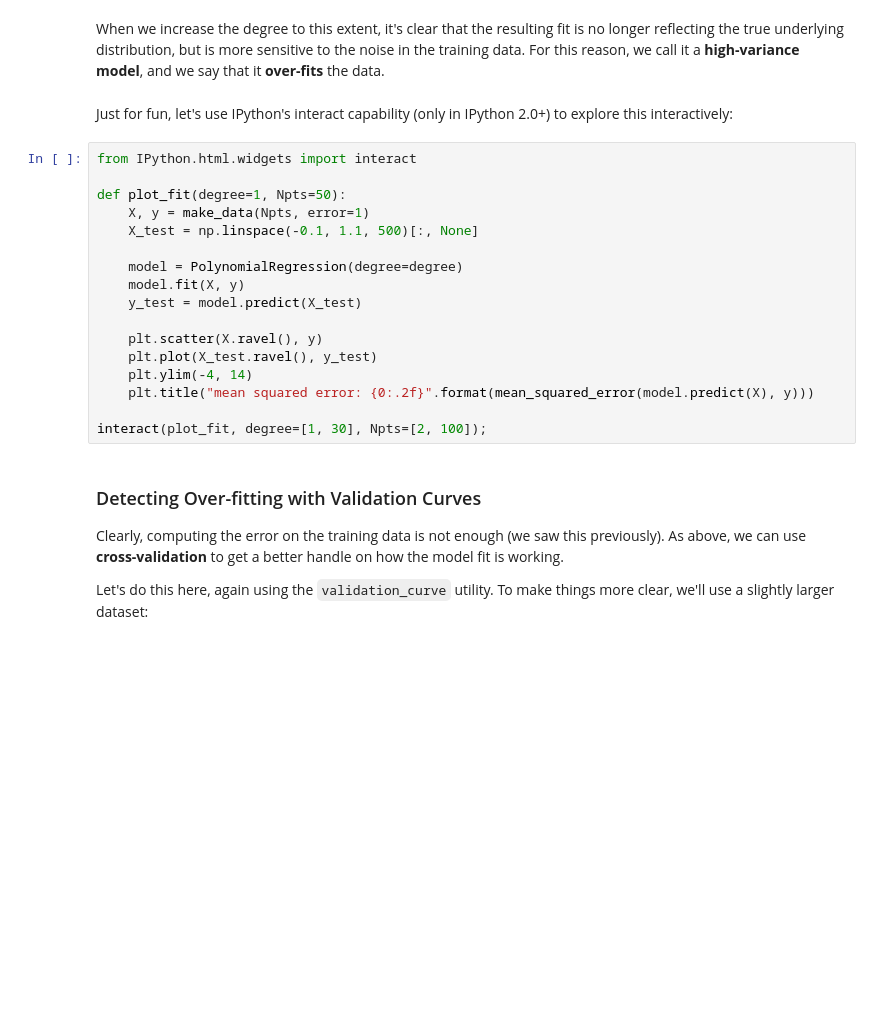
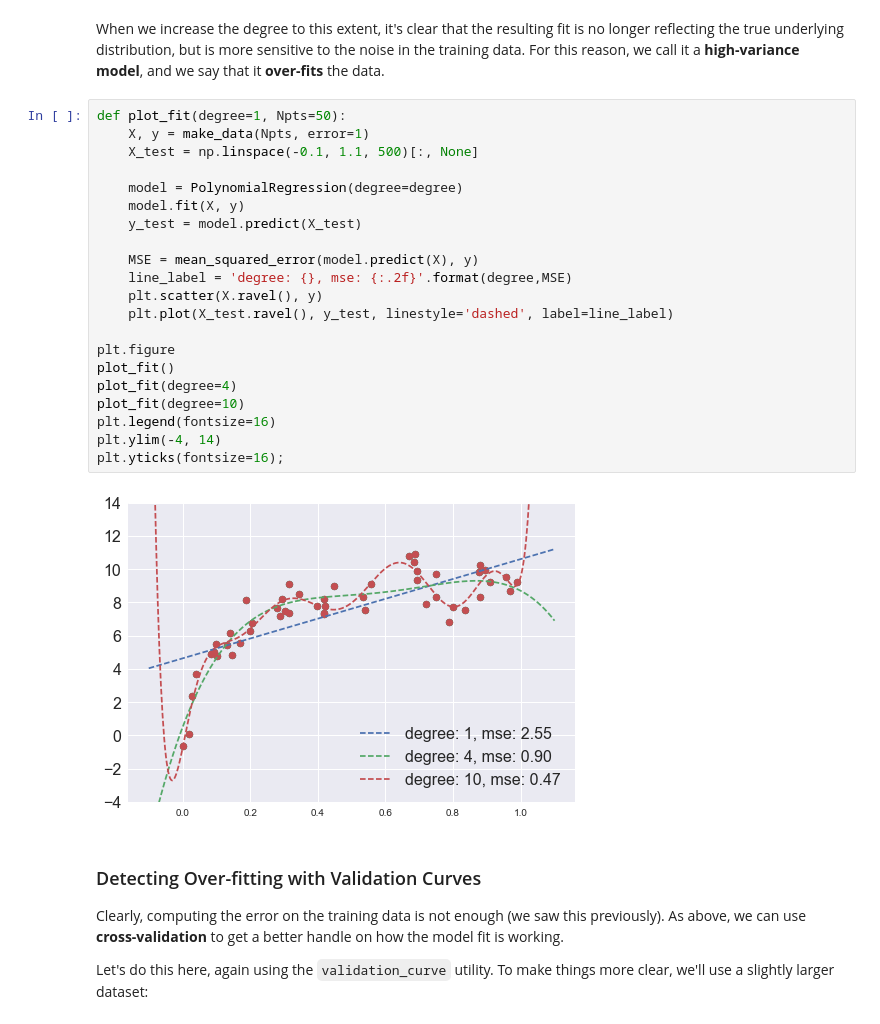
Before and after one commit to NickleDave/intro-ml-sklearn, a Jupyter notebook: notebooks/Part 3. Validation and Model Selection.ipynb, the cells around one changed output. Cells and saved outputs as stored; diff of their text form; blank space fills up the shorter version.

```diff
--- a/notebooks/Part 3. Validation and Model Selection.ipynb
+++ b/notebooks/Part 3. Validation and Model Selection.ipynb
@@ -217,24 +276,28 @@ plt.ylim(-4, 14);
 # %% [markdown]
 When we increase the degree to this extent, it's clear that the resulting fit is no longer reflecting the true underlying distribution, but is more sensitive to the noise in the training data. For this reason, we call it a **high-variance model**, and we say that it **over-fits** the data.
-# %% [markdown]
-Just for fun, let's use IPython's interact capability (only in IPython 2.0+) to explore this interactively:
 # %%
-from IPython.html.widgets import interact
-
 def plot_fit(degree=1, Npts=50):
     X, y = make_data(Npts, error=1)
     X_test = np.linspace(-0.1, 1.1, 500)[:, None]
 
     model = PolynomialRegression(degree=degree)
     model.fit(X, y)
     y_test = model.predict(X_test)
 
+    MSE = mean_squared_error(model.predict(X), y)
+    line_label = 'degree: {}, mse: {:.2f}'.format(degree,MSE)
     plt.scatter(X.ravel(), y)
-    plt.plot(X_test.ravel(), y_test)
-    plt.ylim(-4, 14)
-    plt.title("mean squared error: {0:.2f}".format(mean_squared_error(model.predict(X), y)))
+    plt.plot(X_test.ravel(), y_test, linestyle='dashed', label=line_label)
 
-interact(plot_fit, degree=[1, 30], Npts=[2, 100]);
+plt.figure
+plot_fit()
+plot_fit(degree=4)
+plot_fit(degree=10)
+plt.legend(fontsize=16)
+plt.ylim(-4, 14)
+plt.yticks(fontsize=16);
+# %% [output]
+[figure, added]
 # %% [markdown]
 ### Detecting Over-fitting with Validation Curves
 
```
Also changed, not shown: parts of 22 cells of this notebook, 6 other files.
